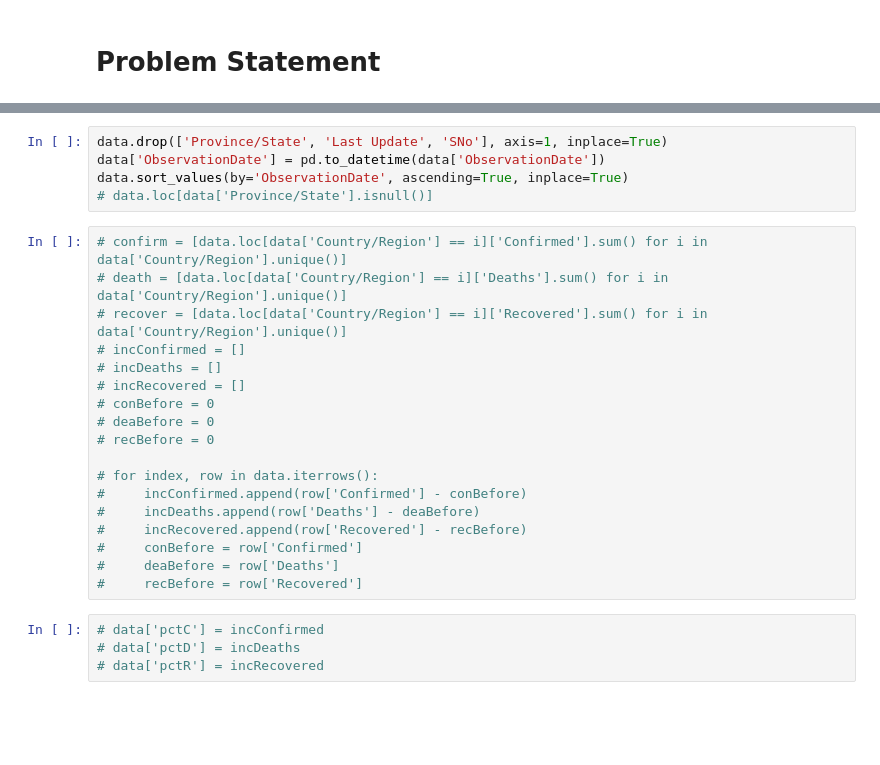
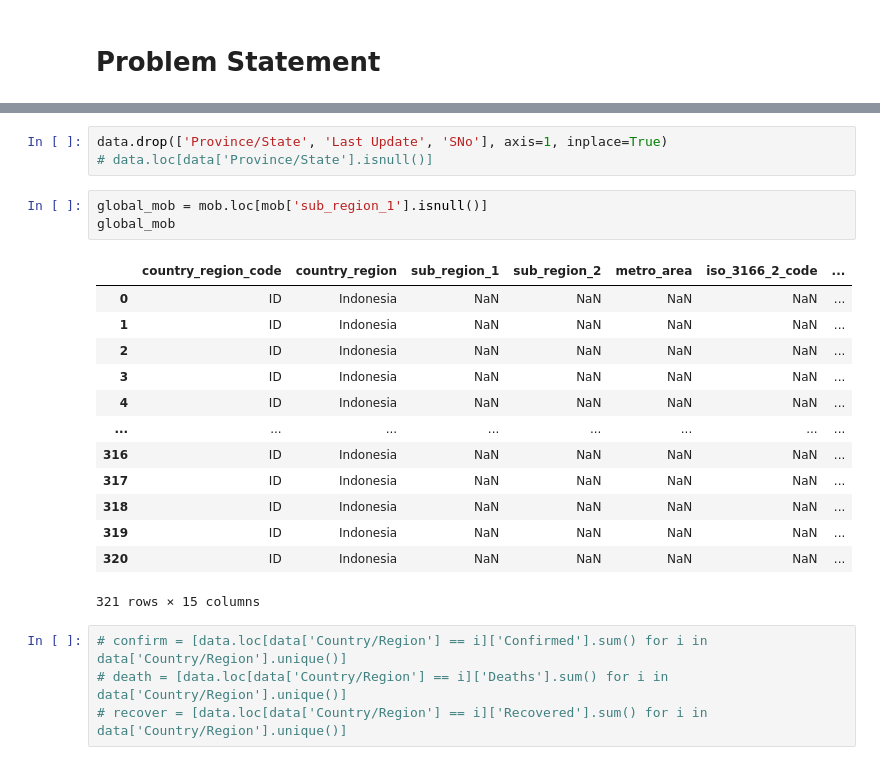
Before and after one commit to nafnaufal/kucing-kita, a Jupyter notebook: compfest.ipynb, the cells around one changed output, grey strips where cells are left out. Drawn from its saved outputs; the diff is of its cells as text; blank space fills up the shorter version.

```diff
--- a/compfest.ipynb
+++ b/compfest.ipynb
@@ -19,28 +28,25 @@ data.head()
 # %%
 data.drop(['Province/State', 'Last Update', 'SNo'], axis=1, inplace=True)
-data['ObservationDate'] = pd.to_datetime(data['ObservationDate'])
-data.sort_values(by='ObservationDate', ascending=True, inplace=True)
 # data.loc[data['Province/State'].isnull()]
+# %%
+global_mob = mob.loc[mob['sub_region_1'].isnull()]
+global_mob
+# %% [output]
+|  | country_region_code | country_region | sub_region_1 | sub_region_2 | metro_area | iso_3166_2_code | ... |
+| 0 | ID | Indonesia | NaN | NaN | NaN | NaN | ... |
+| 1 | ID | Indonesia | NaN | NaN | NaN | NaN | ... |
+| 2 | ID | Indonesia | NaN | NaN | NaN | NaN | ... |
+| 3 | ID | Indonesia | NaN | NaN | NaN | NaN | ... |
+| 4 | ID | Indonesia | NaN | NaN | NaN | NaN | ... |
+| ... | ... | ... | ... | ... | ... | ... | ... |
+| 316 | ID | Indonesia | NaN | NaN | NaN | NaN | ... |
+| 317 | ID | Indonesia | NaN | NaN | NaN | NaN | ... |
+| 318 | ID | Indonesia | NaN | NaN | NaN | NaN | ... |
+| 319 | ID | Indonesia | NaN | NaN | NaN | NaN | ... |
+| 320 | ID | Indonesia | NaN | NaN | NaN | NaN | ... |
+321 rows × 15 columns
 # %%
 # confirm = [data.loc[data['Country/Region'] == i]['Confirmed'].sum() for i in data['Country/Region'].unique()]
 # death = [data.loc[data['Country/Region'] == i]['Deaths'].sum() for i in data['Country/Region'].unique()]
 # recover = [data.loc[data['Country/Region'] == i]['Recovered'].sum() for i in data['Country/Region'].unique()]
-# incConfirmed = []
-# incDeaths = []
-# incRecovered = []
-# conBefore = 0
-# deaBefore = 0
-# recBefore = 0
-
-# for index, row in data.iterrows():
-#     incConfirmed.append(row['Confirmed'] - conBefore)
-#     incDeaths.append(row['Deaths'] - deaBefore)
-#     incRecovered.append(row['Recovered'] - recBefore)
-#     conBefore = row['Confirmed']
-#     deaBefore = row['Deaths']
-#     recBefore = row['Recovered']
-# %%
-# data['pctC'] = incConfirmed
-# data['pctD'] = incDeaths
-# data['pctR'] = incRecovered
 # %%
```
Also changed, not shown: parts of 13 cells of this notebook, 1 other file.
